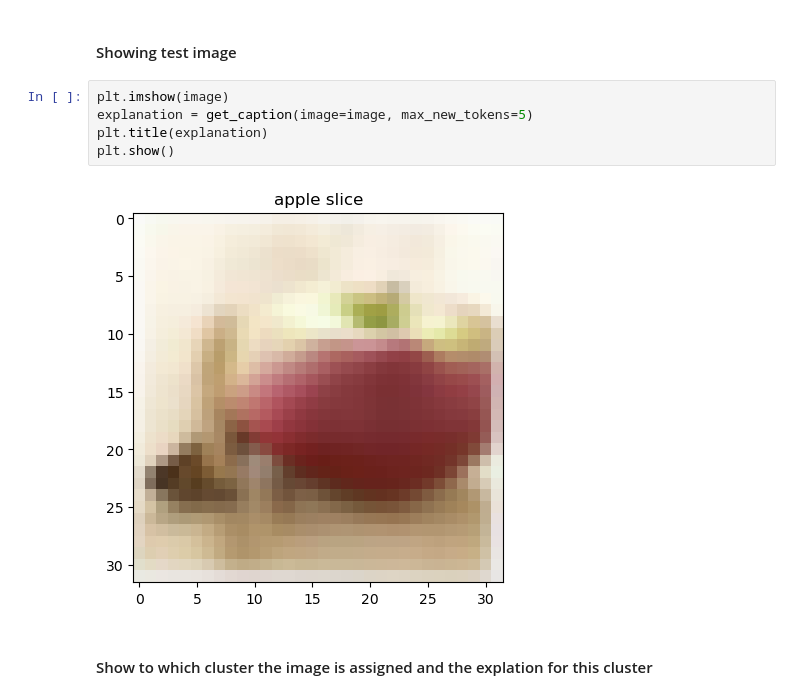
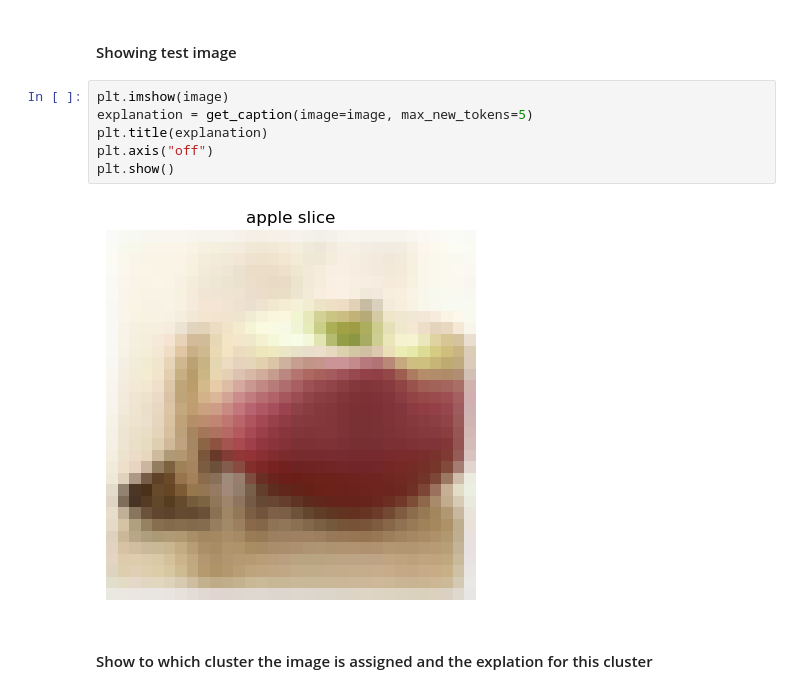
Before and after one commit to Nils-Treuheit/XAI-SCAN, a Jupyter notebook: cluster_expl.ipynb, the cells around one changed output. Drawn from its saved outputs; the diff is of its cells as text.

```diff
--- a/cluster_expl.ipynb
+++ b/cluster_expl.ipynb
@@ -200,10 +197,11 @@ predictions[0]
 # %%
 plt.imshow(image)
 explanation = get_caption(image=image, max_new_tokens=5)
 plt.title(explanation)
+plt.axis("off")
 plt.show()
 # %% [output]
-[figure, old version]
+[figure, new version]
 # %% [markdown]
 #### Show to which cluster the image is assigned and the explation for this cluster
 # %%
```
Also changed, not shown: parts of 7 cells of this notebook, 1 other file.
